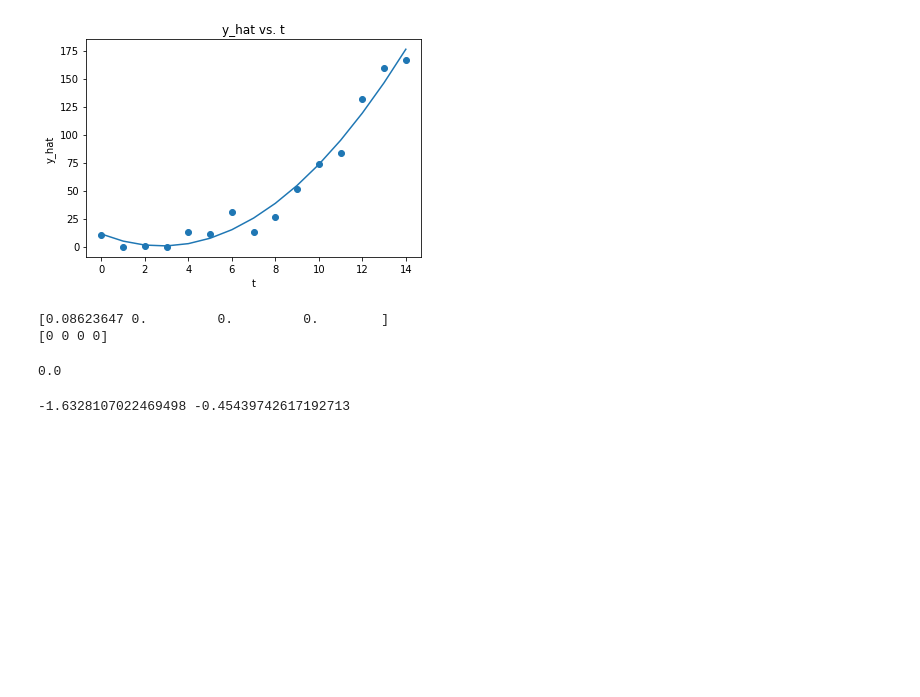
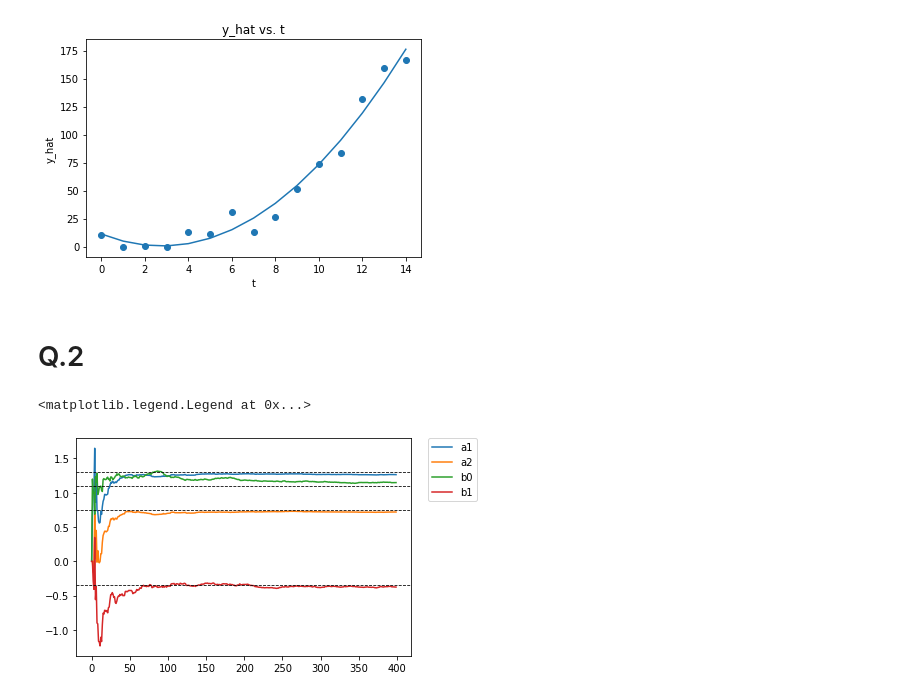
Before and after one commit to cplan082-tech/Adaptive_Control, a Jupyter notebook: assignments/A1/A1.ipynb, the cells around one changed output. Drawn from its saved outputs; the diff is of its cells as text; code cells hidden in the pictures; blank space fills up the shorter version.

```diff
--- a/assignments/A1/A1.ipynb
+++ b/assignments/A1/A1.ipynb
@@ -76,5 +75,7 @@ sigma
 #                    index=[i for i in range(1,num_param_best+1)],
 #                    columns=[i for i in range(1,num_param_best+1)])
 # pp.pprint(cov)
+# %% [markdown]
+# Q.2
 # %%
 import numpy as np
@@ -106,28 +122,33 @@ theta_hat = [[theta_hat0], [theta_hat0]]
 # %%
-# theta_hat[0].append(np.array([1]*4))
-# print(theta_hat[0])
-phi = np.array([-y[0][0], 0, u_t[0][0], 0])
-print(phi)
-print(theta_hat[0][0])
-phi@theta_hat[0][0]
-# y[0].append(1)
-# print(y)
+for j in range(len(u_t)):
+    p =100*np.identity(4) # starting P matrix
+    for i in range(1,sample_depth):
+        if (i == 1): # accounts for the lack of t-2 data on first iteration
+            phi = np.array([-y[j][i-1], 0, u_t[j][i-1], 0])
+        else:
+            phi = np.array([-y[j][i-1], -y[j][i-2], u_t[j][i-1], u_t[j][i-2]])
+
+        phi = np.asarray(phi).reshape(-1,1) # changes phi's dimensions from (4,) to [4,1] enabling transpose operations
+        y[j].append(np.reshape(phi.T@theta0 + np.random.normal(0, sigma), ()))
+        # y[j].append(np.reshape(phi.T@theta0 + np.array(noise[i]), ()))
+        p = inv(inv(p) + phi*phi.T)
+        k = p@phi
+        theta_hat[j].append(theta_hat[j][i-1] + k*(y[j][i] - phi.T@theta_hat[j][i-1]))
+
+df_lst = [pd.DataFrame(np.asarray(theta_hat[i]).reshape(-1,4,),
+                   columns=['a1', 'a2', 'b0', 'b1']) for i in range(len(u_t))]
-# %% [output]
-[0.08623647 0.         0.         0.        ]
-[0 0 0 0]
-0.0
 # %%
-for j in [0, 1]:
-    for i in range(1,sample_depth):
-        if (i == 1): # accounts for the lack of t-2 data on first iteration
-            phi = np.array([-y[j][i-1], 0, u_t[j][i-1], 0])
-        phi = np.array([-y[j][i-1], -y[j][i-2], u_t[j][i-1], u_t[j][i-2]])
-        y[j].append(phi.T@theta0 + np.random.normal(0, sigma))
-        p = inv(inv(p) + phi@phi.T)
-        k = p@phi
-        theta_hat[j].append(theta_hat[j][i-1] + k*(y[j][i] - phi.T@theta_hat[j][i-1]))
+import matplotlib.pyplot as mpl
+import seaborn as sns
+line_width = 0.8
+graph = sns.lineplot(data=df_lst[2], dashes=False)
+# graph.despine(left=True)
+graph.axhline(y=a1, color='black', linestyle='--', linewidth=line_width, label='a1')
+graph.axhline(y=a2, color='black', linestyle='--', linewidth=line_width, label='a2')
+graph.axhline(y=b0, color='black', linestyle='--', linewidth=line_width, label='b0')
+graph.axhline(y=b1, color='black', linestyle='--', linewidth=line_width, label='b1')
+
+mpl.legend(bbox_to_anchor=(1.05, 1), loc=2, borderaxespad=0, labels=df_lst[2].columns)
+# %% [output]
+<matplotlib.legend.Legend at 0x...>
+[figure, added]
-# %%
-y[0] is y[1]
-print(y[0][-1], y[1][-1])
-# %% [output]
--1.6328107022469498 -0.45439742617192713
```
Also changed, not shown: parts of 2 cells of this notebook, 1 other file.
